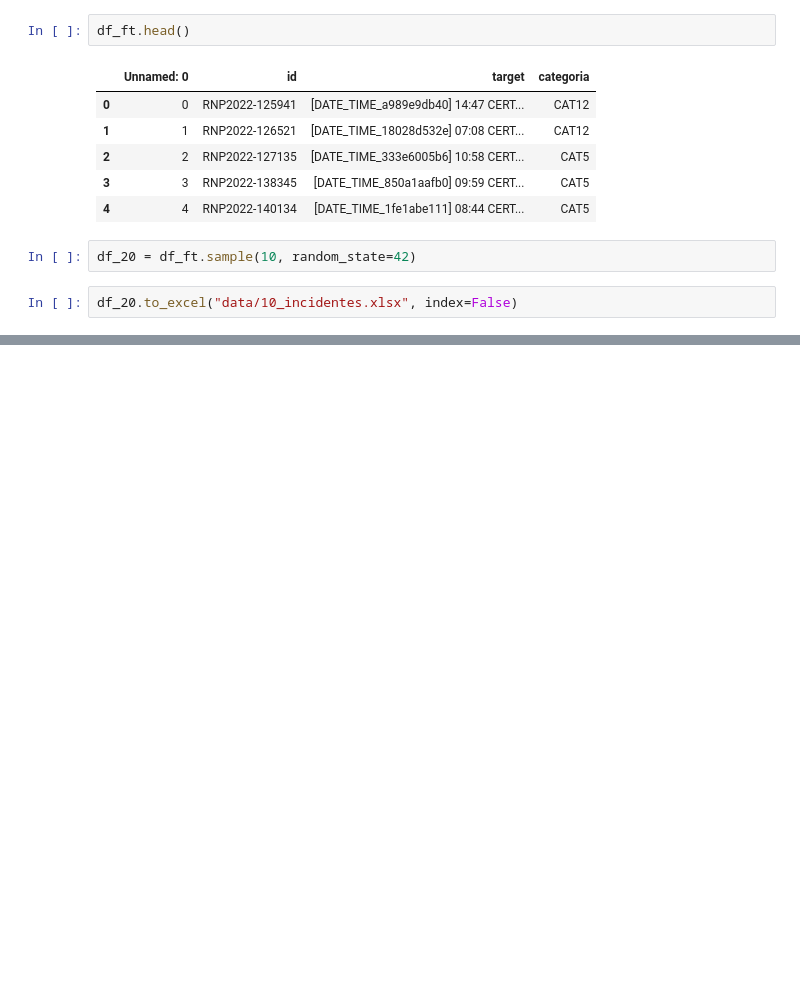
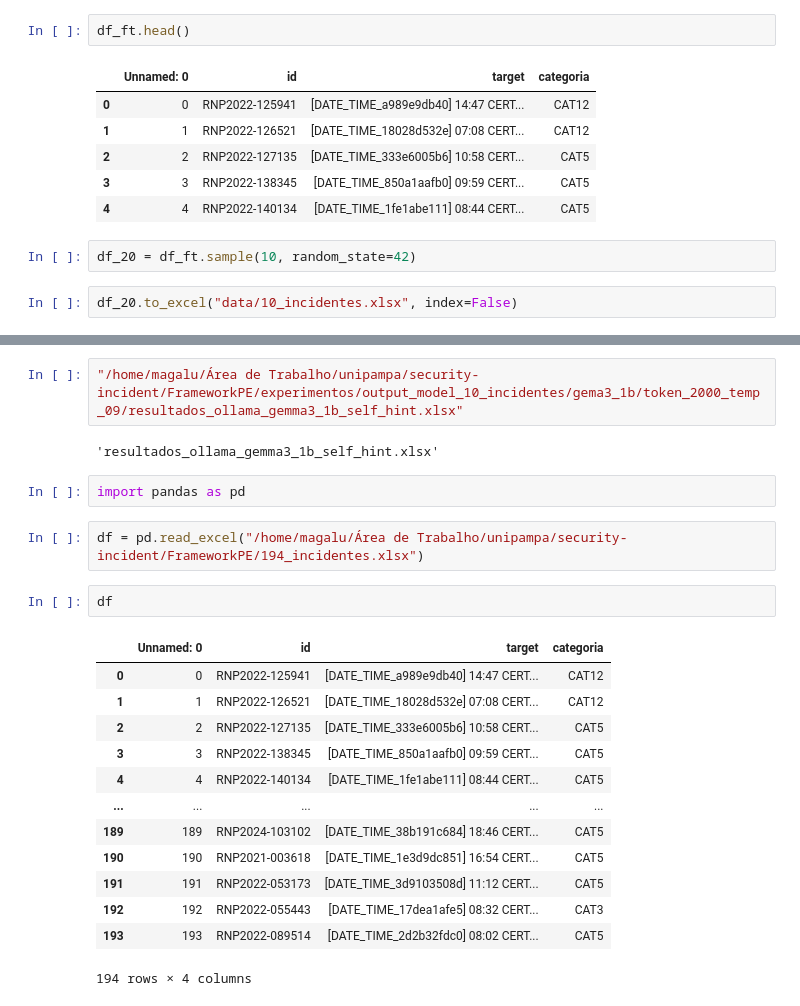
Before and after one commit to AILabs4All/FrameworkPE, a Jupyter notebook: teste_.ipynb, the cells around one changed output, grey strips where cells are left out. Saved outputs shown, nothing was run; the diff lists cells and outputs as text; blank space fills up the shorter version.

```diff
--- a/teste_.ipynb
+++ b/teste_.ipynb
@@ -618,0 +559,24 @@ python3 main.py data/ --columns "target" --model ollama_smollm2_1_7b --technique
+# %%
+"/home/magalu/Área de Trabalho/unipampa/security-incident/FrameworkPE/experimentos/output_model_10_incidentes/gema3_1b/token_2000_temp_09/resultados_ollama_gemma3_1b_self_hint.xlsx"
+# %% [output]
+'resultados_ollama_gemma3_1b_self_hint.xlsx'
+# %%
+import pandas as pd
+# %%
+df = pd.read_excel("/home/magalu/Área de Trabalho/unipampa/security-incident/FrameworkPE/194_incidentes.xlsx")
+# %%
+df
+# %% [output]
+|  | Unnamed: 0 | id | target | categoria |
+| 0 | 0 | RNP2022-125941 | [DATE_TIME_a989e9db40] 14:47 CERT... | CAT12 |
+| 1 | 1 | RNP2022-126521 | [DATE_TIME_18028d532e] 07:08 CERT... | CAT12 |
+| 2 | 2 | RNP2022-127135 | [DATE_TIME_333e6005b6] 10:58 CERT... | CAT5 |
+| 3 | 3 | RNP2022-138345 | [DATE_TIME_850a1aafb0] 09:59 CERT... | CAT5 |
+| 4 | 4 | RNP2022-140134 | [DATE_TIME_1fe1abe111] 08:44 CERT... | CAT5 |
+| ... | ... | ... | ... | ... |
+| 189 | 189 | RNP2024-103102 | [DATE_TIME_38b191c684] 18:46 CERT... | CAT5 |
+| 190 | 190 | RNP2021-003618 | [DATE_TIME_1e3d9dc851] 16:54 CERT... | CAT5 |
+| 191 | 191 | RNP2022-053173 | [DATE_TIME_3d9103508d] 11:12 CERT... | CAT5 |
+| 192 | 192 | RNP2022-055443 | [DATE_TIME_17dea1afe5] 08:32 CERT... | CAT3 |
+| 193 | 193 | RNP2022-089514 | [DATE_TIME_2d2b32fdc0] 08:02 CERT... | CAT5 |
+194 rows × 4 columns
```
Also changed, not shown: parts of 12 cells of this notebook, 52 other files.
